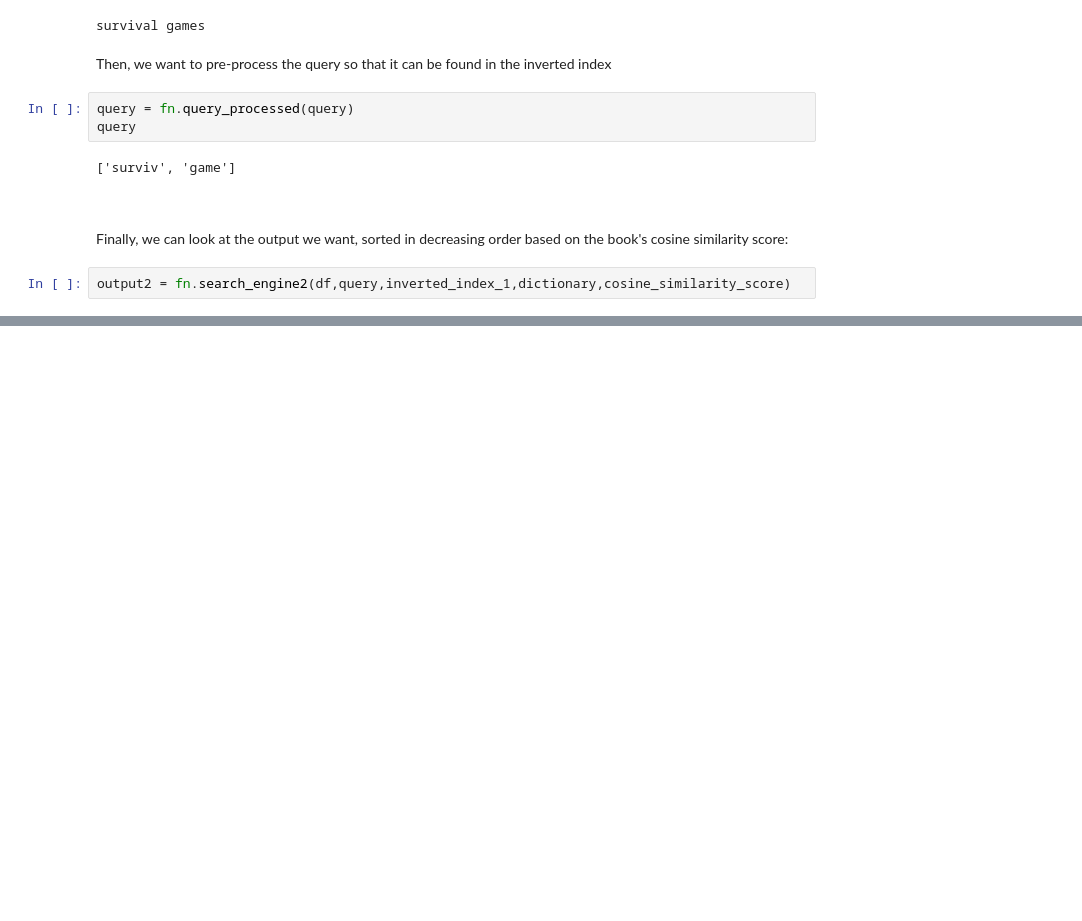
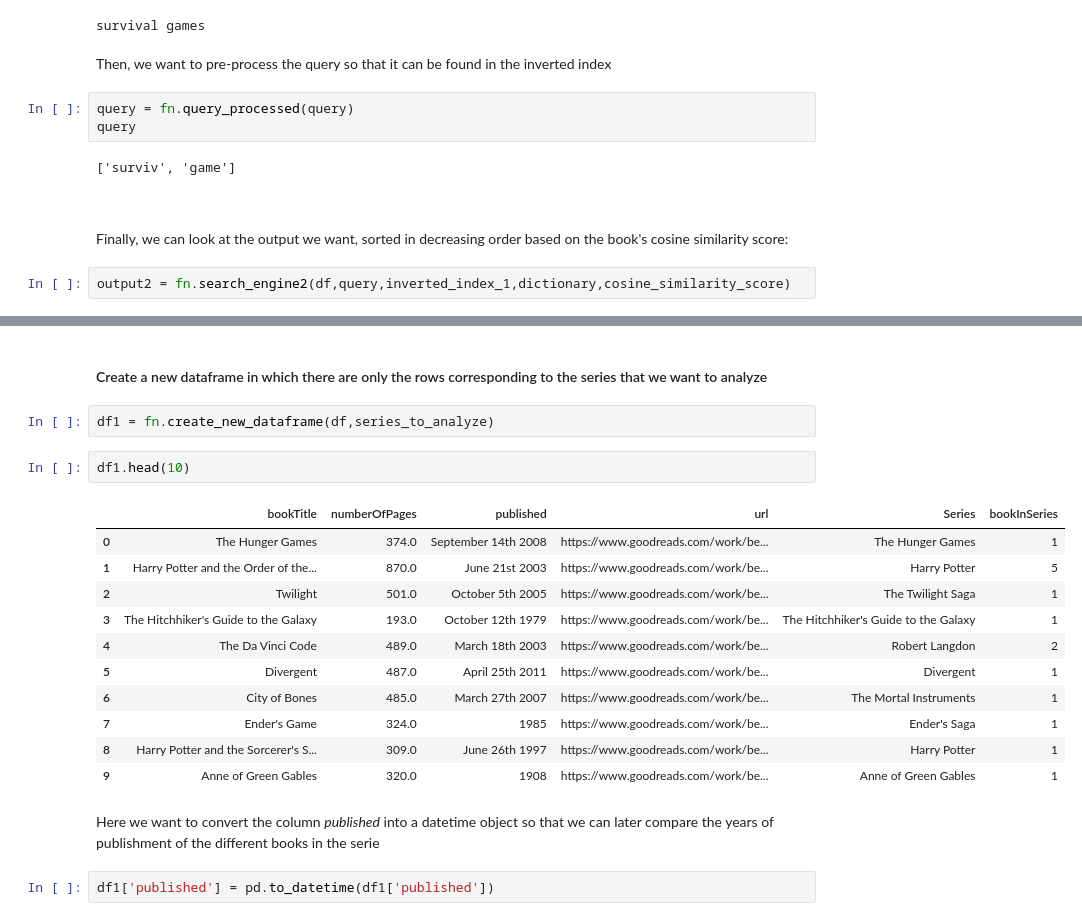
Before and after one commit to giuliacasale/ADM-HW3, a Jupyter notebook: HW3.ipynb, the cells around one changed output, grey strips where cells are left out. Cells and saved outputs as stored; diff of their text form; blank space fills up the shorter version.

```diff
--- a/HW3.ipynb
+++ b/HW3.ipynb
@@ -268,0 +308,22 @@ output2
+# %% [markdown]
+#### Create a new dataframe in which there are only the rows corresponding to the series that we want to analyze
+# %%
+df1 = fn.create_new_dataframe(df,series_to_analyze)
+# %%
+df1.head(10)
+# %% [output]
+|  | bookTitle | numberOfPages | published | url | Series | bookInSeries |
+| 0 | The Hunger Games | 374.0 | September 14th 2008 | https://www.goodreads.com/work/be... | The Hunger Games | 1 |
+| 1 | Harry Potter and the Order of the... | 870.0 | June 21st 2003 | https://www.goodreads.com/work/be... | Harry Potter | 5 |
+| 2 | Twilight | 501.0 | October 5th 2005 | https://www.goodreads.com/work/be... | The Twilight Saga | 1 |
+| 3 | The Hitchhiker's Guide to the Galaxy | 193.0 | October 12th 1979 | https://www.goodreads.com/work/be... | The Hitchhiker's Guide to the Galaxy | 1 |
+| 4 | The Da Vinci Code | 489.0 | March 18th 2003 | https://www.goodreads.com/work/be... | Robert Langdon | 2 |
+| 5 | Divergent | 487.0 | April 25th 2011 | https://www.goodreads.com/work/be... | Divergent | 1 |
+| 6 | City of Bones | 485.0 | March 27th 2007 | https://www.goodreads.com/work/be... | The Mortal Instruments | 1 |
+| 7 | Ender's Game | 324.0 | 1985 | https://www.goodreads.com/work/be... | Ender's Saga | 1 |
+| 8 | Harry Potter and the Sorcerer's S... | 309.0 | June 26th 1997 | https://www.goodreads.com/work/be... | Harry Potter | 1 |
+| 9 | Anne of Green Gables | 320.0 | 1908 | https://www.goodreads.com/work/be... | Anne of Green Gables | 1 |
+# %% [markdown]
+Here we want to convert the column *published* into a datetime object so that we can later compare the years of publishment of the different books in the serie
+# %%
+df1['published'] = pd.to_datetime(df1['published'])
```
Also changed, not shown: parts of 27 cells of this notebook.
